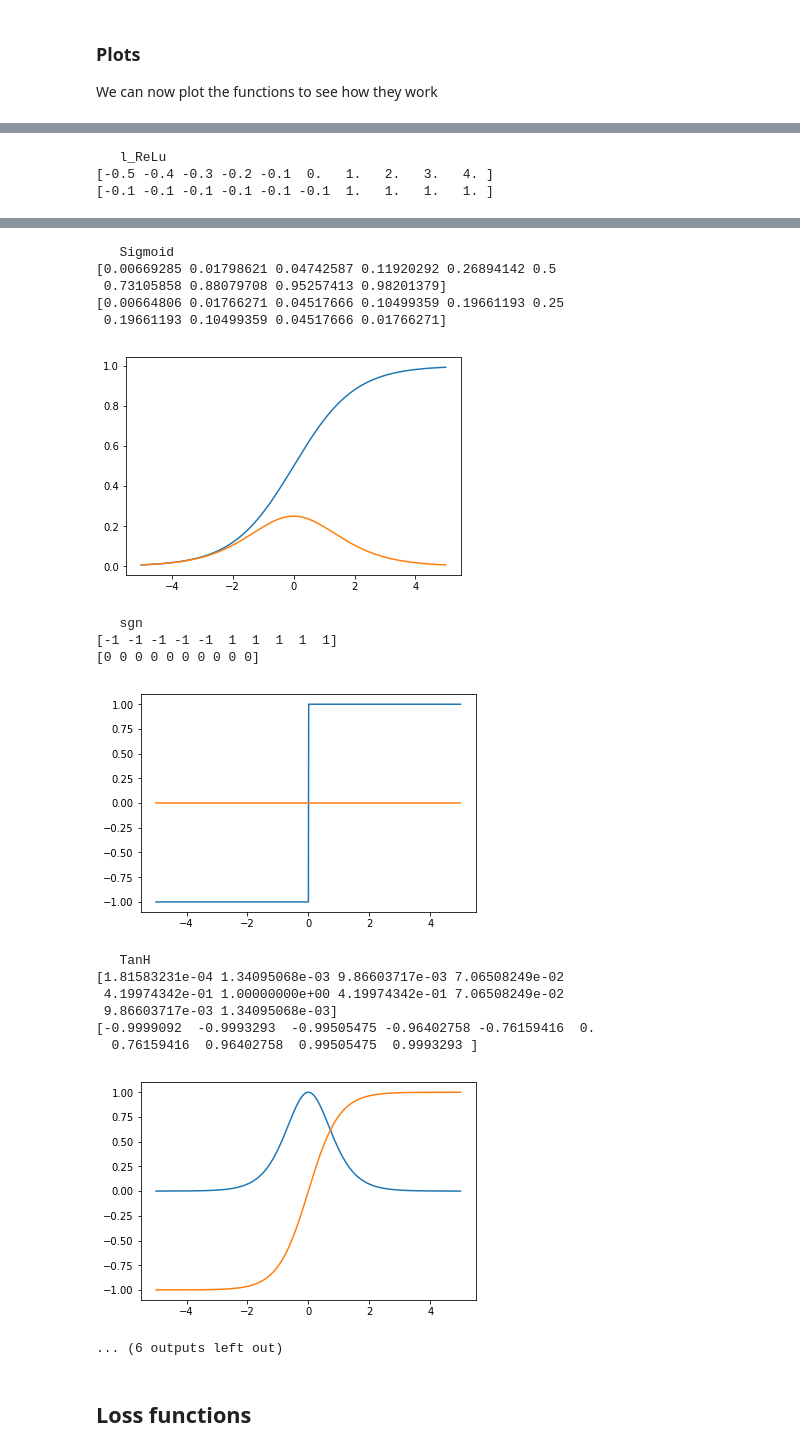
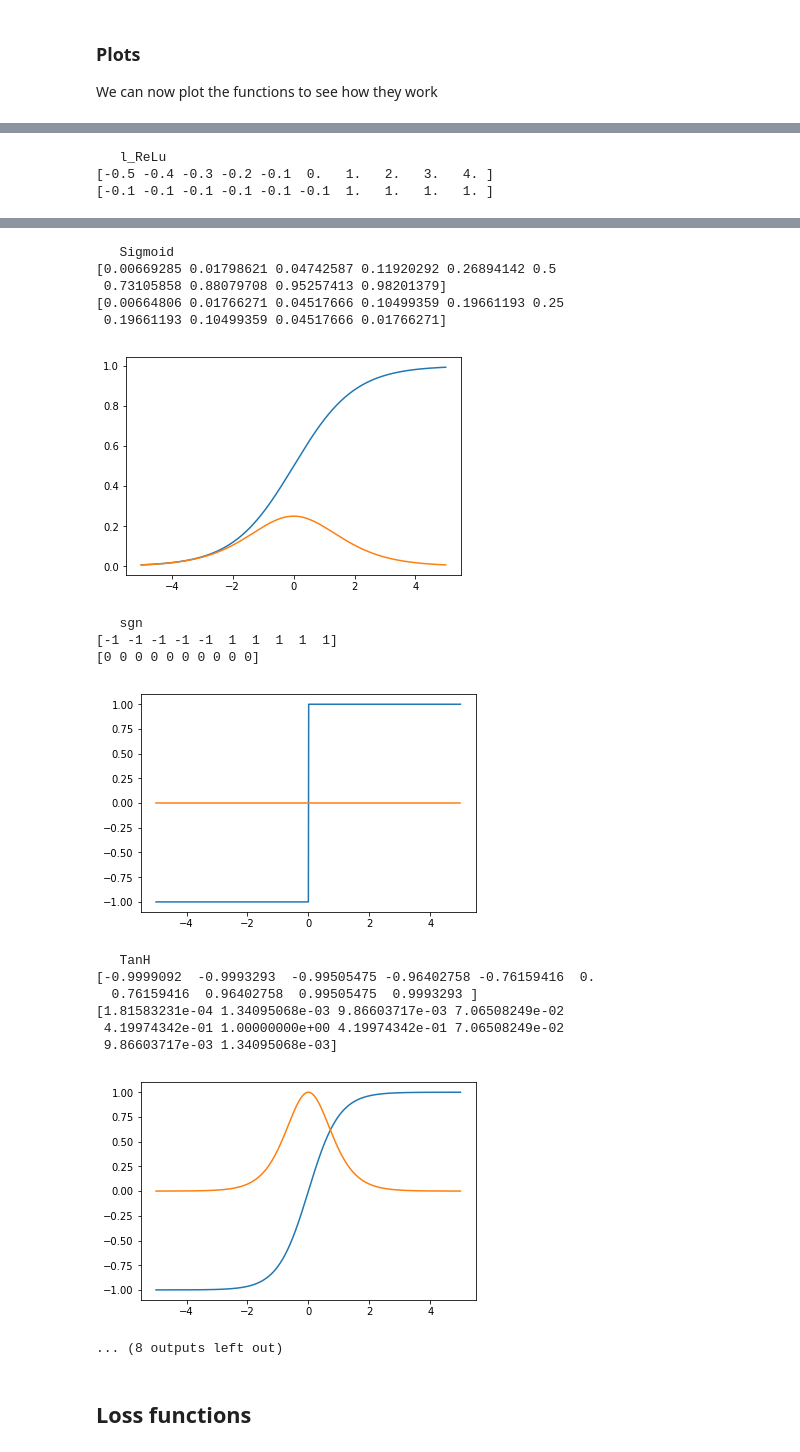
Before and after one commit to JoelSjoberg/Python-Neural-Network, a Jupyter notebook: Implementation.ipynb, the cells around one changed output, grey strips where cells are left out. Drawn from its saved outputs; the diff is of its cells as text; code cells hidden in the pictures.

```diff
--- a/Implementation.ipynb
+++ b/Implementation.ipynb
@@ -86,9 +103,9 @@ def sigmoid(x, d = False):
 def tanh(x, d = False):
     th = np.tanh(x)
     if not d:
-        return 1 - np.power(th, 2)
+        return th
     else:
-        return th
+        return  1 - np.power(th, 2)
 
 # Reverse relu
 def r_relu(x, d = False):
@@ -109,6 +126,16 @@ def softmax(x, d = False):
         return e / np.sum(e)
     else:
         return np.sum()
+
+# This function should return the biggest element(s) in a one hot encoded vector
+def pivot_squeezer(x, d = False):
+    b = np.zeros_like(one_hot_encode(0, size = len(x)))
+    for i in np.argwhere(x == np.max(x)):
+        b = np.add(b, one_hot_encode(i[0], size=len(x)))
+    if not d:
+        return b
+    else:
+        return np.where(b < 1, -0.1, 1)
 # %% [markdown]
 ### Plots
 We can now plot the functions to see how they work
@@ -181,39 +208,46 @@ print(softmax(t))
 plt.plot(t_prim, softmax(t_prim))
 #plt.plot(t_prim, softmax(t_prim, d = True))
 plt.show()
+
+print("   Pivot Squeezer   ")
+print(pivot_squeezer(t))
+print(pivot_squeezer(t, d = True), "\n")
+plt.plot(t_prim, pivot_squeezer(t_prim))
+plt.plot(t_prim, pivot_squeezer(t_prim, d = True))
+plt.show()
 # %% [output]
 [-5 -4 -3 -2 -1  0  1  2  3  4]
 
    ReLu
 [0 0 0 0 0 0 1 2 3 4]
 [0 0 0 0 0 0 1 1 1 1]
 [figure]
    identity
 [-5 -4 -3 -2 -1  0  1  2  3  4]
 [1. 1. 1. 1. 1. 1. 1. 1. 1. 1.]
 [figure]
    l_ReLu
 [-0.5 -0.4 -0.3 -0.2 -0.1  0.   1.   2.   3.   4. ]
 [-0.1 -0.1 -0.1 -0.1 -0.1 -0.1  1.   1.   1.   1. ]
 [figure]
    Sigmoid
 [0.00669285 0.01798621 0.04742587 0.11920292 0.26894142 0.5
  0.73105858 0.88079708 0.95257413 0.98201379]
 [0.00664806 0.01766271 0.04517666 0.10499359 0.19661193 0.25
  0.19661193 0.10499359 0.04517666 0.01766271]
 [figure]
    sgn
 [-1 -1 -1 -1 -1  1  1  1  1  1]
 [0 0 0 0 0 0 0 0 0 0]
 [figure]
    TanH
+[-0.9999092  -0.9993293  -0.99505475 -0.96402758 -0.76159416  0.
+  0.76159416  0.96402758  0.99505475  0.9993293 ]
 [1.81583231e-04 1.34095068e-03 9.86603717e-03 7.06508249e-02
  4.19974342e-01 1.00000000e+00 4.19974342e-01 7.06508249e-02
  9.86603717e-03 1.34095068e-03]
-[-0.9999092  -0.9993293  -0.99505475 -0.96402758 -0.76159416  0.
-  0.76159416  0.96402758  0.99505475  0.9993293 ]
-[figure, old version]
+[figure, new version]
-... (6 outputs left out)
+... (8 outputs left out)
 # %% [markdown]
 ## Loss functions
 # %%
```
Also changed, not shown: parts of 15 cells of this notebook.
